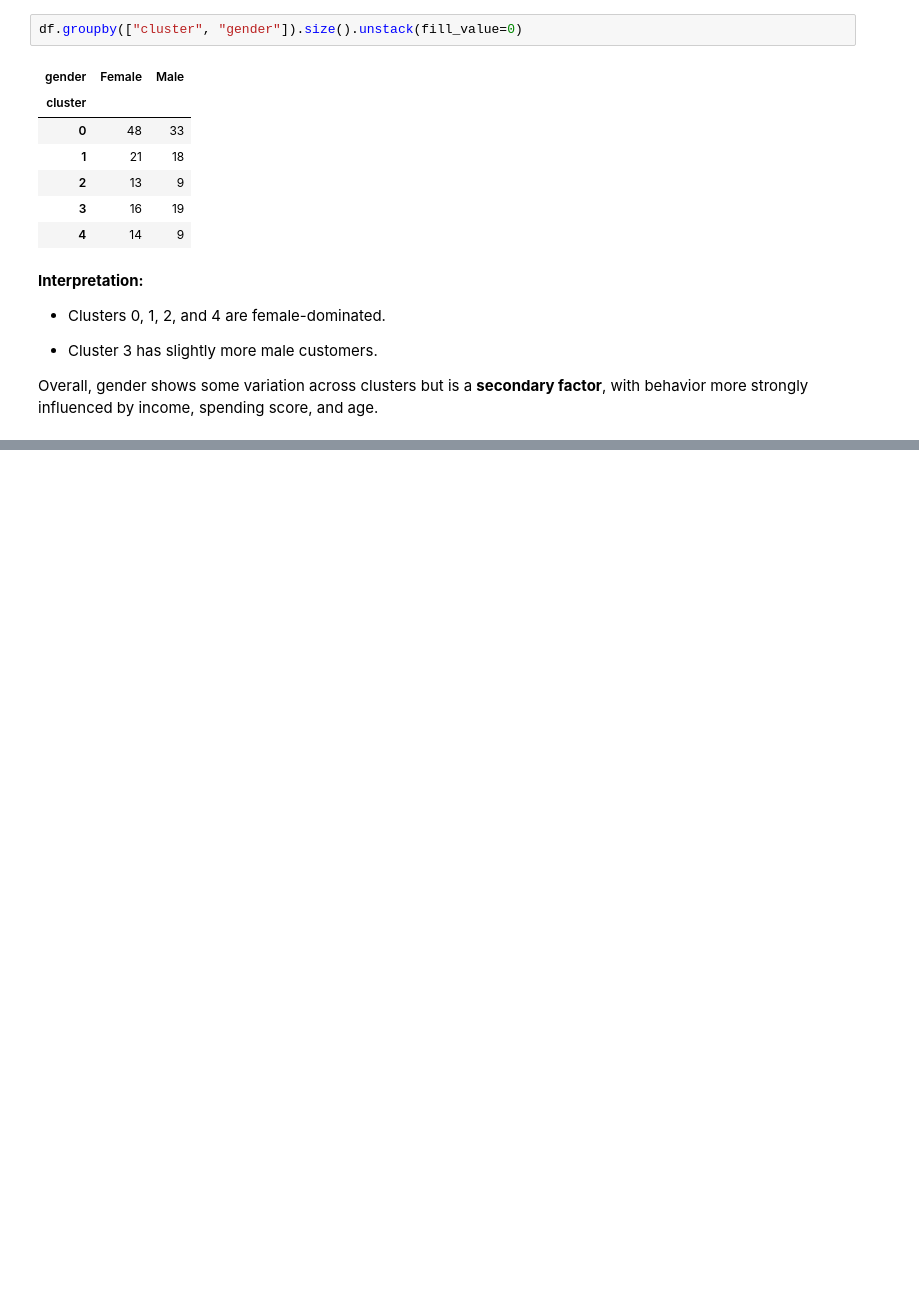
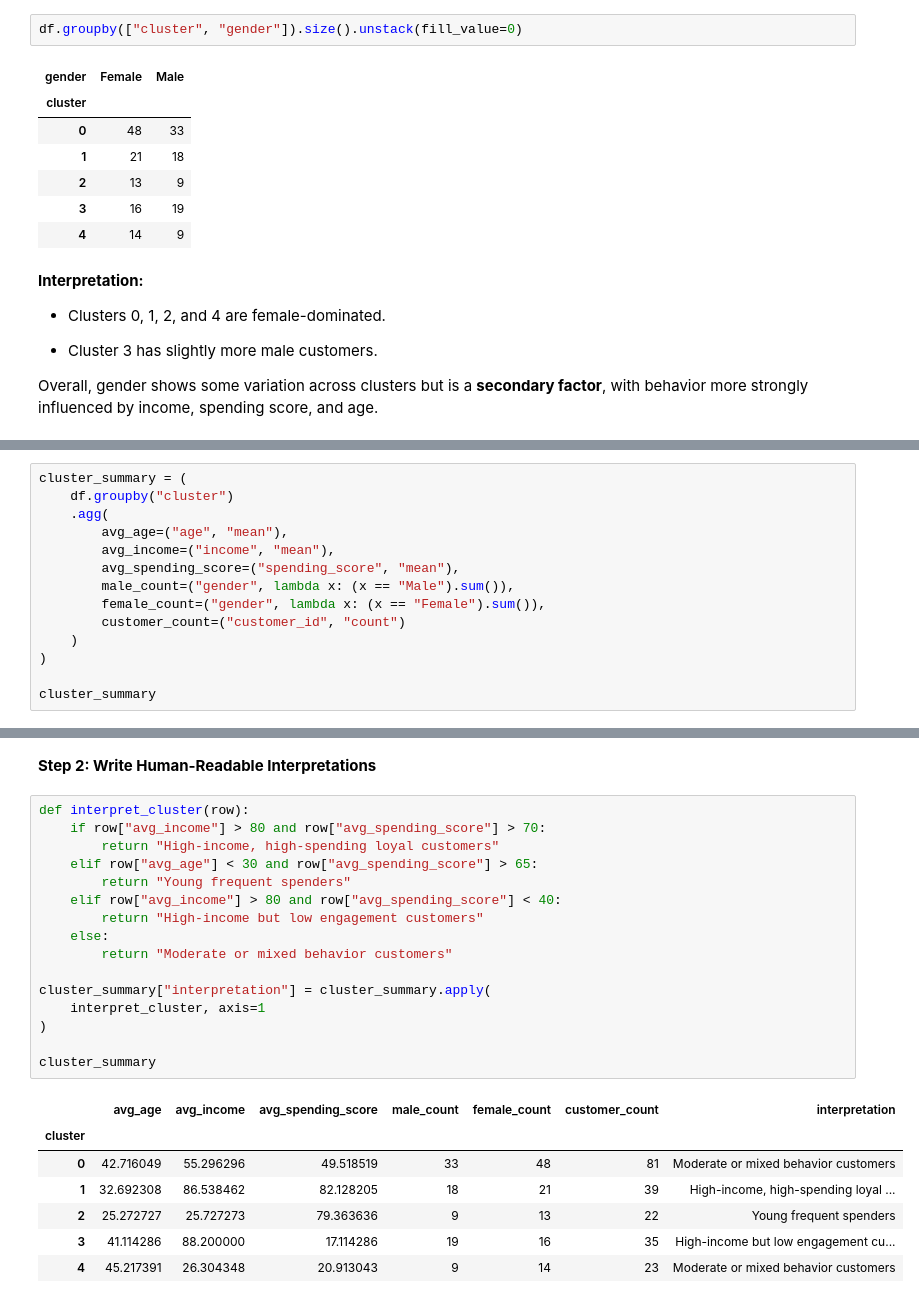
Before and after one commit to epythonlab2/AI_4_health, a Jupyter notebook: module_2_unsupervised_machine_learning.ipynb, the cells around one changed output, grey strips where cells are left out. Drawn from its saved outputs; the diff is of its cells as text; blank space fills up the shorter version.

```diff
--- a/module_2_unsupervised_machine_learning.ipynb
+++ b/module_2_unsupervised_machine_learning.ipynb
@@ -1037,0 +1071,14 @@ Overall, gender shows some variation across clusters but is a **secondary factor
+# %%
+cluster_summary = (
+    df.groupby("cluster")
+    .agg(
+        avg_age=("age", "mean"),
+        avg_income=("income", "mean"),
+        avg_spending_score=("spending_score", "mean"),
+        male_count=("gender", lambda x: (x == "Male").sum()),
+        female_count=("gender", lambda x: (x == "Female").sum()),
+        customer_count=("customer_id", "count")
+    )
+)
+
+cluster_summary
@@ -1037,0 +1093,26 @@ Overall, gender shows some variation across clusters but is a **secondary factor
+# %% [markdown]
+**Step 2: Write Human-Readable Interpretations**
+# %%
+def interpret_cluster(row):
+    if row["avg_income"] > 80 and row["avg_spending_score"] > 70:
+        return "High-income, high-spending loyal customers"
+    elif row["avg_age"] < 30 and row["avg_spending_score"] > 65:
+        return "Young frequent spenders"
+    elif row["avg_income"] > 80 and row["avg_spending_score"] < 40:
+        return "High-income but low engagement customers"
+    else:
+        return "Moderate or mixed behavior customers"
+
+cluster_summary["interpretation"] = cluster_summary.apply(
+    interpret_cluster, axis=1
+)
+
+cluster_summary
+# %% [output]
+|  | avg_age | avg_income | avg_spending_score | male_count | female_count | customer_count | interpretation |
+| cluster |  |  |  |  |  |  |  |
+| 0 | 42.716049 | 55.296296 | 49.518519 | 33 | 48 | 81 | Moderate or mixed behavior customers |
+| 1 | 32.692308 | 86.538462 | 82.128205 | 18 | 21 | 39 | High-income, high-spending loyal ... |
+| 2 | 25.272727 | 25.727273 | 79.363636 | 9 | 13 | 22 | Young frequent spenders |
+| 3 | 41.114286 | 88.200000 | 17.114286 | 19 | 16 | 35 | High-income but low engagement cu... |
+| 4 | 45.217391 | 26.304348 | 20.913043 | 9 | 14 | 23 | Moderate or mixed behavior customers |
```
Also changed, not shown: parts of 5 cells of this notebook.
